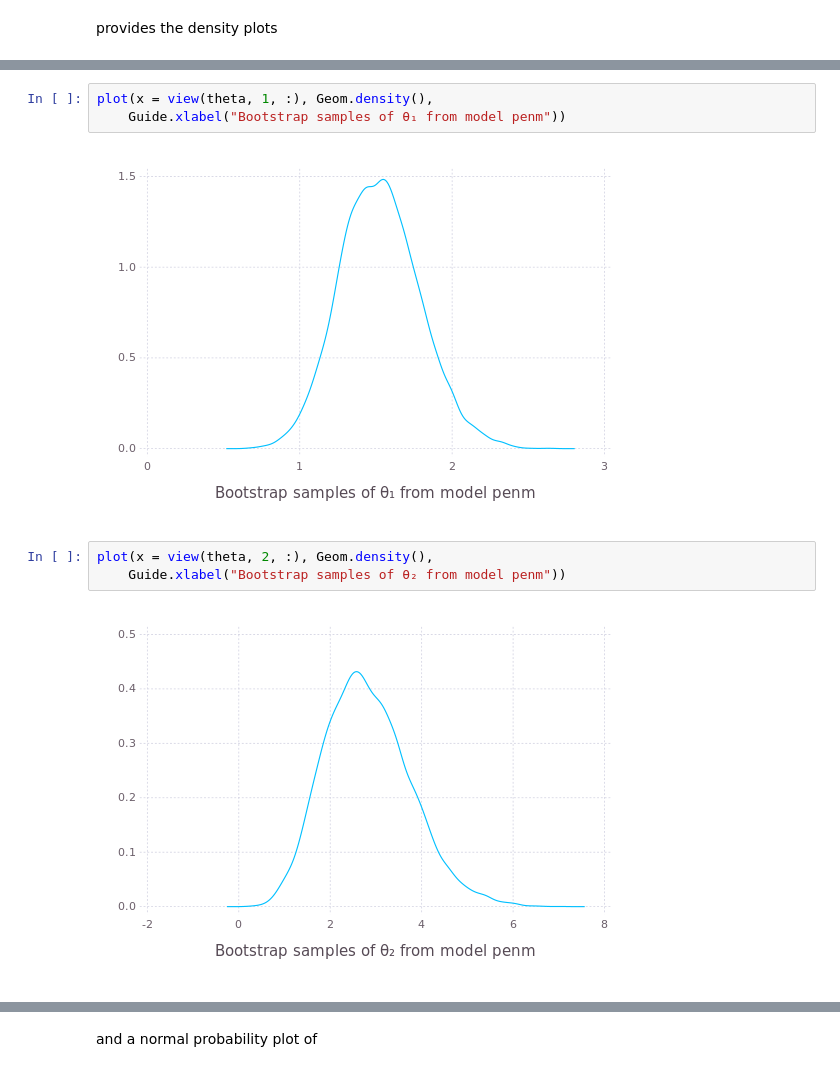
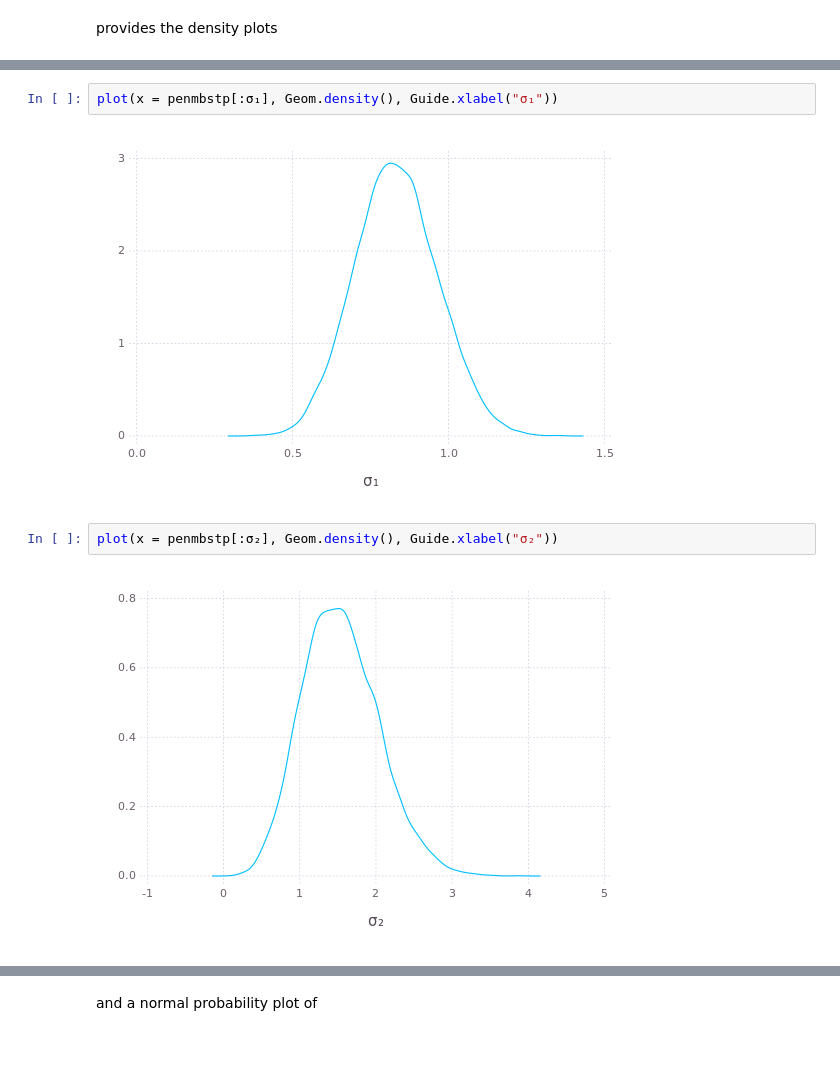
Before and after one commit to dmbates/MixedModelsinJulia, a Jupyter notebook: MultipleTerms.ipynb, the cells around one changed output, grey strips where cells are left out. Saved outputs shown, nothing was run; the diff lists cells and outputs as text.

```diff
--- a/MultipleTerms.ipynb
+++ b/MultipleTerms.ipynb
@@ -185,13 +171,11 @@ plot(x = beta, Geom.density(),
 # %%
-plot(x = view(theta, 1, :), Geom.density(),
-    Guide.xlabel("Bootstrap samples of θ₁ from model penm"))
+plot(x = penmbstp[:σ₁], Geom.density(), Guide.xlabel("σ₁"))
 # %% [output]
-[figure, old version]
+[figure, new version]
 # %%
-plot(x = view(theta, 2, :), Geom.density(),
-    Guide.xlabel("Bootstrap samples of θ₂ from model penm"))
+plot(x = penmbstp[:σ₂], Geom.density(), Guide.xlabel("σ₂"))
 # %% [output]
-[figure, old version]
+[figure, new version]
 # %% [markdown]
 A profile zeta plot (Fig. [fig:fm03prplot]) for the parameters in model
 
```
Also changed, not shown: parts of 45 cells of this notebook, 1 other file.
